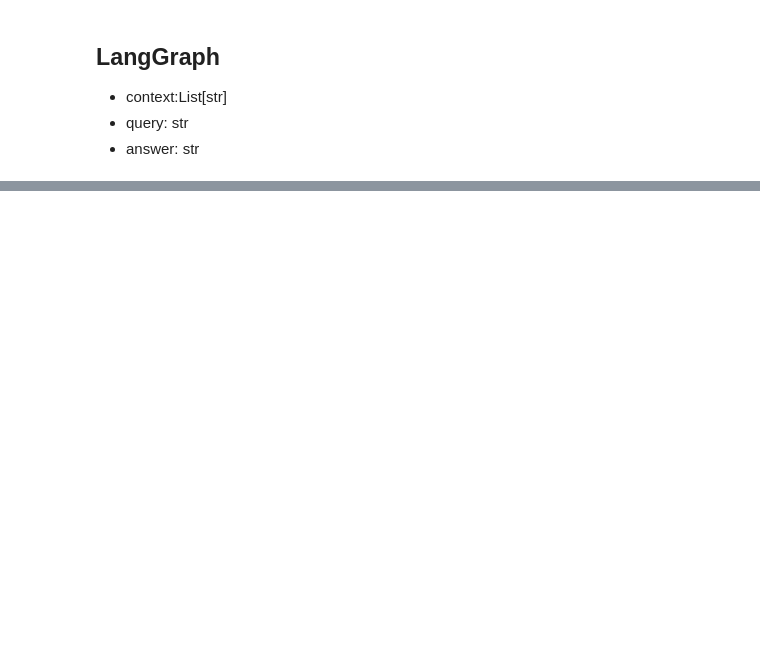
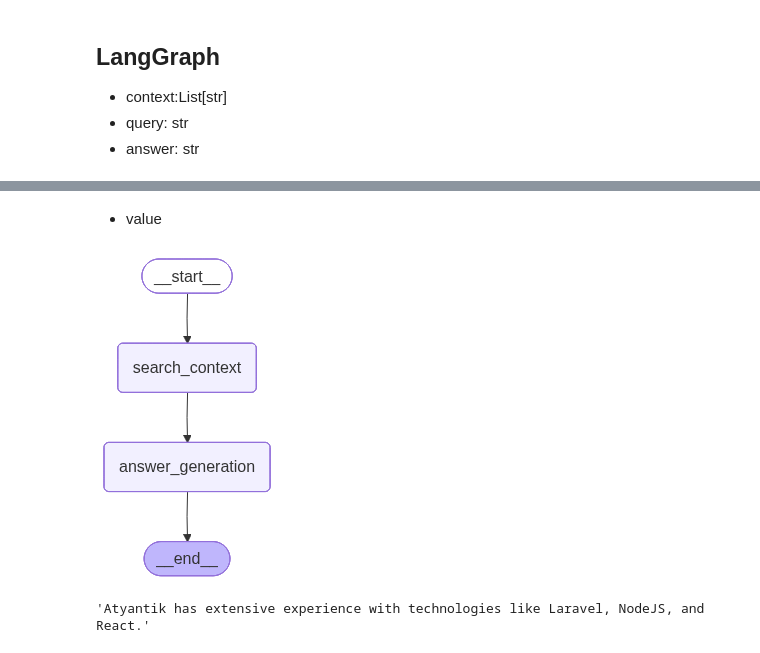
Before and after one commit to AI-with-Tarun/python-ai-workshop, a Jupyter notebook: notebook/vectorDB/vector_database.ipynb, the cells around one changed output, grey strips where cells are left out. Saved outputs shown, nothing was run; the diff lists cells and outputs as text; code cells hidden in the pictures; blank space fills up the shorter version.

```diff
--- a/notebook/vectorDB/vector_database.ipynb
+++ b/notebook/vectorDB/vector_database.ipynb
@@ -176,3 +344,11 @@ ScoredPoint(id=44, version=0, score=0.8297515, payload={'document': 'Atyantik is
+# %% [markdown]
+- value
+# %%
+class RAGState(TypedDict):
+    query: str
+    context: List[str]
+    answer: str
+    filter_conditions: Optional[Dict[str, Any]]
 # %%
 def search(state: RAGState) -> RAGState:
   dense_vectors = next(dense_embedding_model.query_embed(state['query']))
@@ -205,0 +386,35 @@ return state
+# %%
+def answer(state: RAGState) -> RAGState:
+    context = " ".join(state['context'])
+
+    llm = ChatGoogleGenerativeAI(model="gemini-2.5-flash",
+                                temperature=0.0,max_tokens=None)
+
+    prompt = f"""You are an seasoned support staff working at Atyantik, based on the given CONTEXT as the only source of information answer the user QUESTION.
+    If user QUESTION is not from the CONTEXT, just say: I dont know , not enough information provided
+
+    <context>
+    CONTEXT: {context}
+    </context
+    <question>
+    Question: {state['query']}
+    </question>
+    """
+    answer = llm.invoke(prompt)
+    state['answer'] = answer.content
+    return state
+# %%
+workflow = StateGraph(RAGState)
+
+workflow.add_node("search_context",search)
+workflow.add_node("answer_generation",answer)
+
+workflow.add_edge(START,"search_context")
+workflow.add_edge("search_context","answer_generation")
+workflow.add_edge("answer_generation",END)
+
+graph = workflow.compile()
+# %%
+graph
+# %% [output]
+[figure, added]
@@ -205,0 +433,4 @@ return state
+# %%
+result['answer']
+# %% [output]
+'Atyantik has extensive experience with technologies like Laravel, NodeJS, and React.'
```
Also changed, not shown: parts of 43 cells of this notebook.
